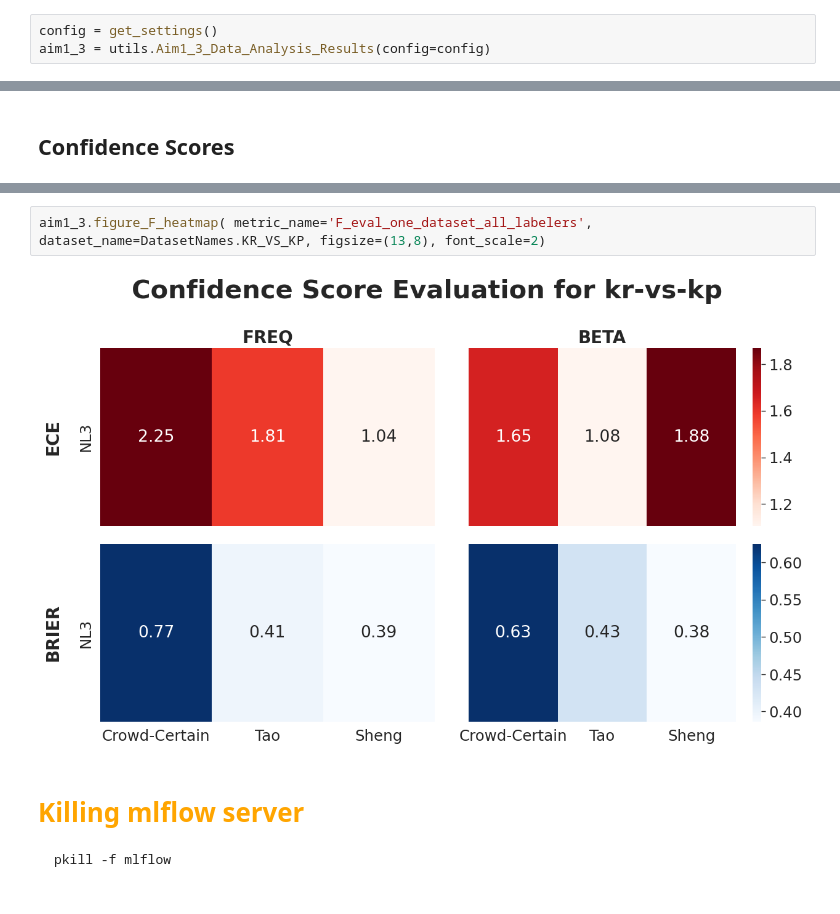
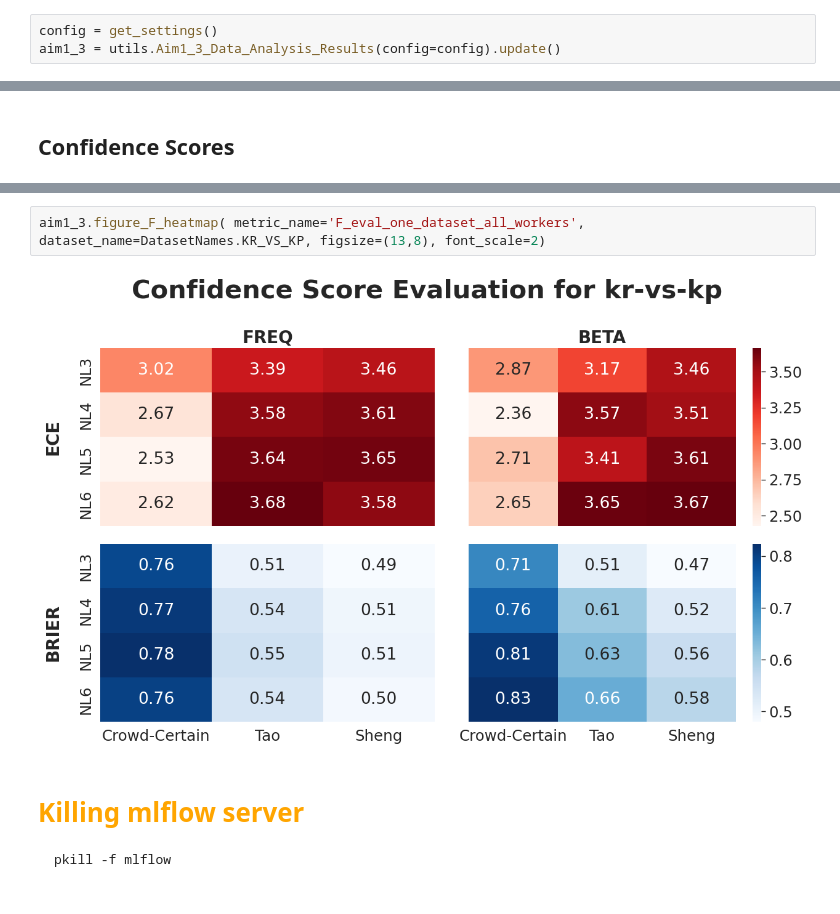
Before and after one commit to artinmajdi/crowd_certain, a Jupyter notebook: crowd_certain/notebooks/1.3.4_paper_figures_final.ipynb, the cells around one changed output, grey strips where cells are left out. Saved outputs shown, nothing was run; the diff lists cells and outputs as text.

````diff
--- a/crowd_certain/notebooks/1.3.4_paper_figures_final.ipynb
+++ b/crowd_certain/notebooks/1.3.4_paper_figures_final.ipynb
@@ -19,4 +21,4 @@ True
 # out_for_visual.run_for_one_dataset()
 # %%
 config = get_settings()
-aim1_3 = utils.Aim1_3_Data_Analysis_Results(config=config)
+aim1_3 = utils.Aim1_3_Data_Analysis_Results(config=config).update()
@@ -48,7 +52,7 @@ aim1_3.figure_F_heatmap(nl='NL3', metric_name='F_eval_one_worker_all_datasets',
 # %%
-aim1_3.figure_F_heatmap( metric_name='F_eval_one_dataset_all_labelers', dataset_name=DatasetNames.KR_VS_KP, figsize=(13,8), font_scale=2)
+aim1_3.figure_F_heatmap( metric_name='F_eval_one_dataset_all_workers', dataset_name=DatasetNames.KR_VS_KP, figsize=(13,8), font_scale=2)
 # %% [output]
-[figure, old version]
+[figure, new version]
 # %% [markdown]
 # <span style="color:orange; font-family:PT Sans Narrow; font-size:1em"> Killing mlflow server </span>
 ```bash
````
Also changed, not shown: parts of 7 cells of this notebook, 6 other files.
